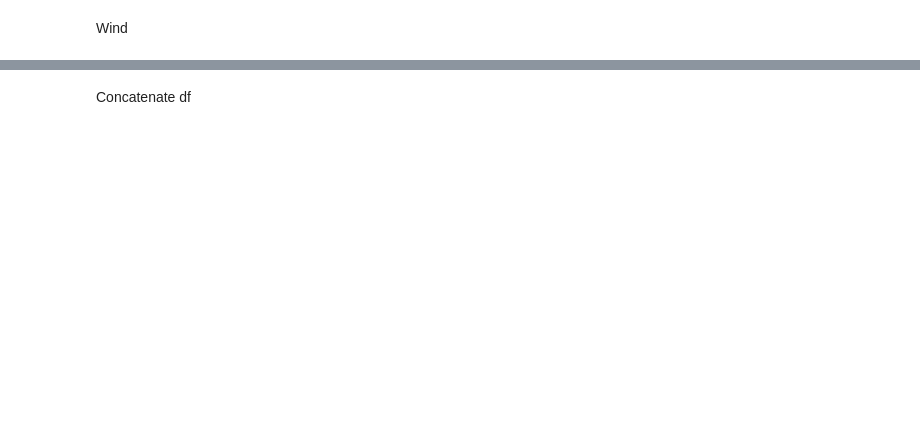
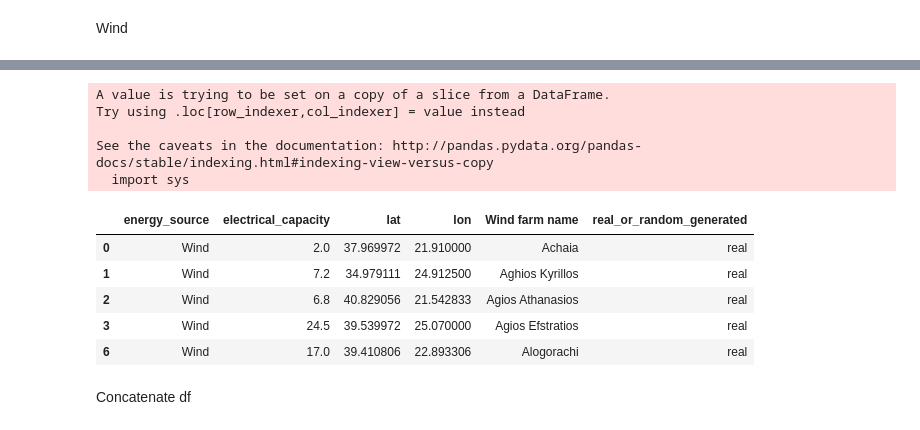
Before and after one commit to sebsa2/ALproject, a Jupyter notebook: associate_powerplants_and_buses.ipynb, the cells around one changed output, grey strips where cells are left out. Cells and saved outputs as stored; diff of their text form; code cells hidden in the pictures; blank space fills up the shorter version.

Commit message:
Corrected all data processing

```diff
--- a/associate_powerplants_and_buses.ipynb
+++ b/associate_powerplants_and_buses.ipynb
@@ -73,7 +95,7 @@ assert(nb_total_files == len(all_powerplants))
 # %% [markdown]
 Wind
 # %%
-path = 'installed_capacity/Wind/Extraction The Wind Power/'
+path = 'installed_capacity/Wind/'
 files_powerplants = os.listdir(path)
 nb_Wind = 0
 files_powerplants
@@ -79,0 +114,21 @@ files_powerplants
+# %%
+cols = ['energy_source','electrical_capacity','lat','lon', 'Wind farm name']
+df['electrical_capacity'] = df['Total nominal power']/1000
+df['lat'] = df['Latitude']
+df['lon'] = df['Longitude']
+df['energy_source'] = 'Wind'
+df_out = df[cols]
+df_out['real_or_random_generated'] = 'real'
+df_out.head()
+# %% [output]
+A value is trying to be set on a copy of a slice from a DataFrame.
+Try using .loc[row_indexer,col_indexer] = value instead
+
+See the caveats in the documentation: http://pandas.pydata.org/pandas-docs/stable/indexing.html#indexing-view-versus-copy
+  import sys
+|  | energy_source | electrical_capacity | lat | lon | Wind farm name | real_or_random_generated |
+| 0 | Wind | 2.0 | 37.969972 | 21.910000 | Achaia | real |
+| 1 | Wind | 7.2 | 34.979111 | 24.912500 | Aghios Kyrillos | real |
+| 2 | Wind | 6.8 | 40.829056 | 21.542833 | Agios Athanasios | real |
+| 3 | Wind | 24.5 | 39.539972 | 25.070000 | Agios Efstratios | real |
+| 6 | Wind | 17.0 | 39.410806 | 22.893306 | Alogorachi | real |
```
Also changed, not shown: parts of 31 cells of this notebook, 7 other files.
